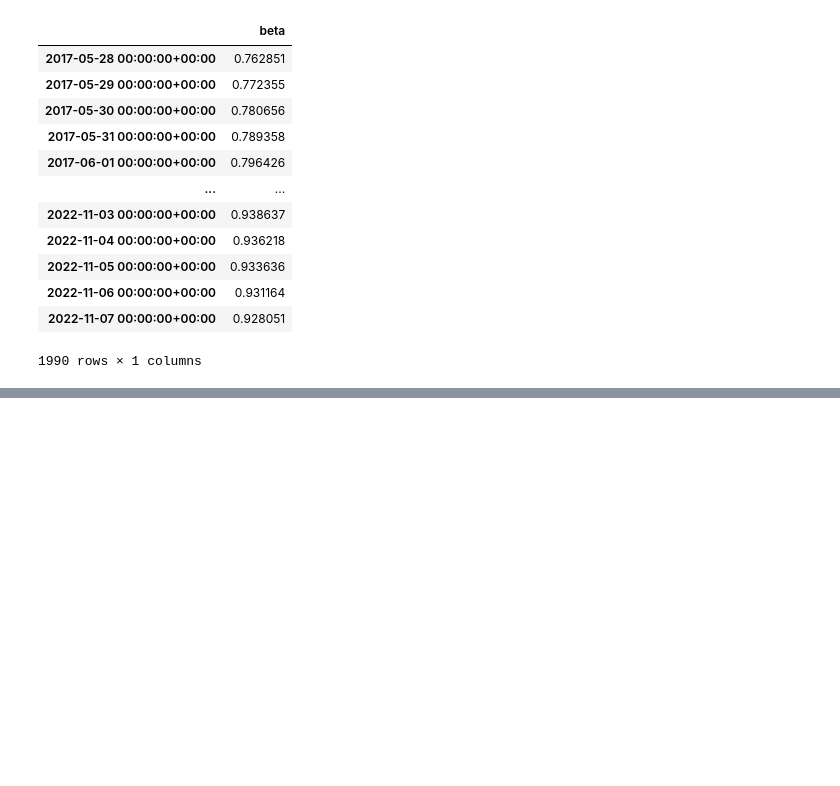
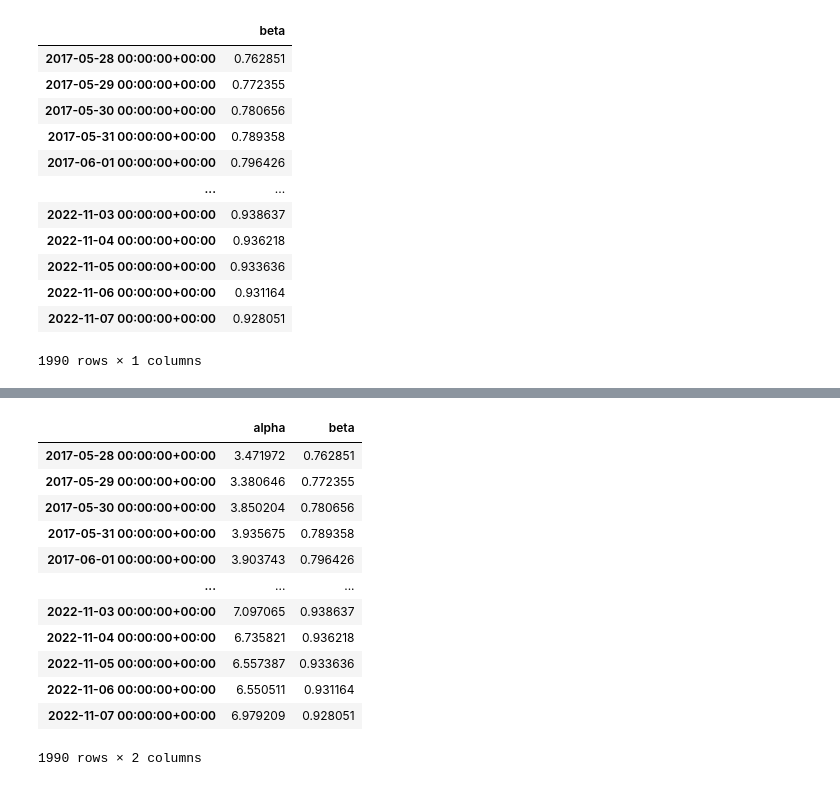
Before and after one commit to ParikhKadam/mutual-fund-analysis, a Jupyter notebook: notebooks/3. Mutual Fund Analysis.ipynb, the cells around one changed output, grey strips where cells are left out. Drawn from its saved outputs; the diff is of its cells as text; code cells hidden in the pictures; blank space fills up the shorter version.

Commit message:
alpha over time

```diff
--- a/notebooks/3. Mutual Fund Analysis.ipynb
+++ b/notebooks/3. Mutual Fund Analysis.ipynb
@@ -800,3 +802,51 @@ fig = px.line(df_beta, x=df_beta.index, y="beta", title="Parag Parikh Flexi Cap
 fig.show()
 # %% [output]
 [interactive output not drawn]
+# %%
+# Alpha = (Mutual Fund Return – Risk Free Return (Rf­)) – [(Benchmark Return – Risk Free Return (Rf­)) * Beta]
+
+
+# todo: refactor (tightly coupled logic)
+def n_years_rolling_alpha_beta(df_rr_merged, n_years, stride_timedelta=relativedelta(days=1), risk_free_return=7):
+  alphas = []
+  betas = []
+  dates = []
+
+  start_date = df_rr_merged.index[0]
+  end_date = start_date + relativedelta(years=n_years)
+  last_date = df_rr_merged.index[-1]
+
+  while end_date < last_date:
+    df_window = df_rr_merged.loc[start_date:end_date]
+    beta = df_window.cov().iloc[1,0] / df_window.cov().iloc[1,1]
+
+    df_window = df_window - risk_free_return
+    df_latest_return = df_window.iloc[-1]
+    alpha = df_latest_return["rolling_returns_fund"] - (df_latest_return["rolling_returns_tri"] * beta)
+
+    alphas.append(alpha)
+    betas.append(beta)
+    dates.append(end_date)
+
+    start_date = start_date + stride_timedelta
+    end_date = start_date + relativedelta(years=n_years)
+
+  df_alpha_beta = pd.DataFrame({"alpha": alphas, "beta":  betas}, index=dates)
+  return df_alpha_beta
+# %%
+df_alpha_beta = n_years_rolling_alpha_beta(df_rr_three_merged, n_years=1)
+df_alpha_beta
+# %% [output]
+|  | alpha | beta |
+| 2017-05-28 00:00:00+00:00 | 3.471972 | 0.762851 |
+| 2017-05-29 00:00:00+00:00 | 3.380646 | 0.772355 |
+| 2017-05-30 00:00:00+00:00 | 3.850204 | 0.780656 |
+| 2017-05-31 00:00:00+00:00 | 3.935675 | 0.789358 |
+| 2017-06-01 00:00:00+00:00 | 3.903743 | 0.796426 |
+| ... | ... | ... |
+| 2022-11-03 00:00:00+00:00 | 7.097065 | 0.938637 |
+| 2022-11-04 00:00:00+00:00 | 6.735821 | 0.936218 |
+| 2022-11-05 00:00:00+00:00 | 6.557387 | 0.933636 |
+| 2022-11-06 00:00:00+00:00 | 6.550511 | 0.931164 |
+| 2022-11-07 00:00:00+00:00 | 6.979209 | 0.928051 |
+1990 rows × 2 columns
```
Also changed, not shown: parts of 7 cells of this notebook.
